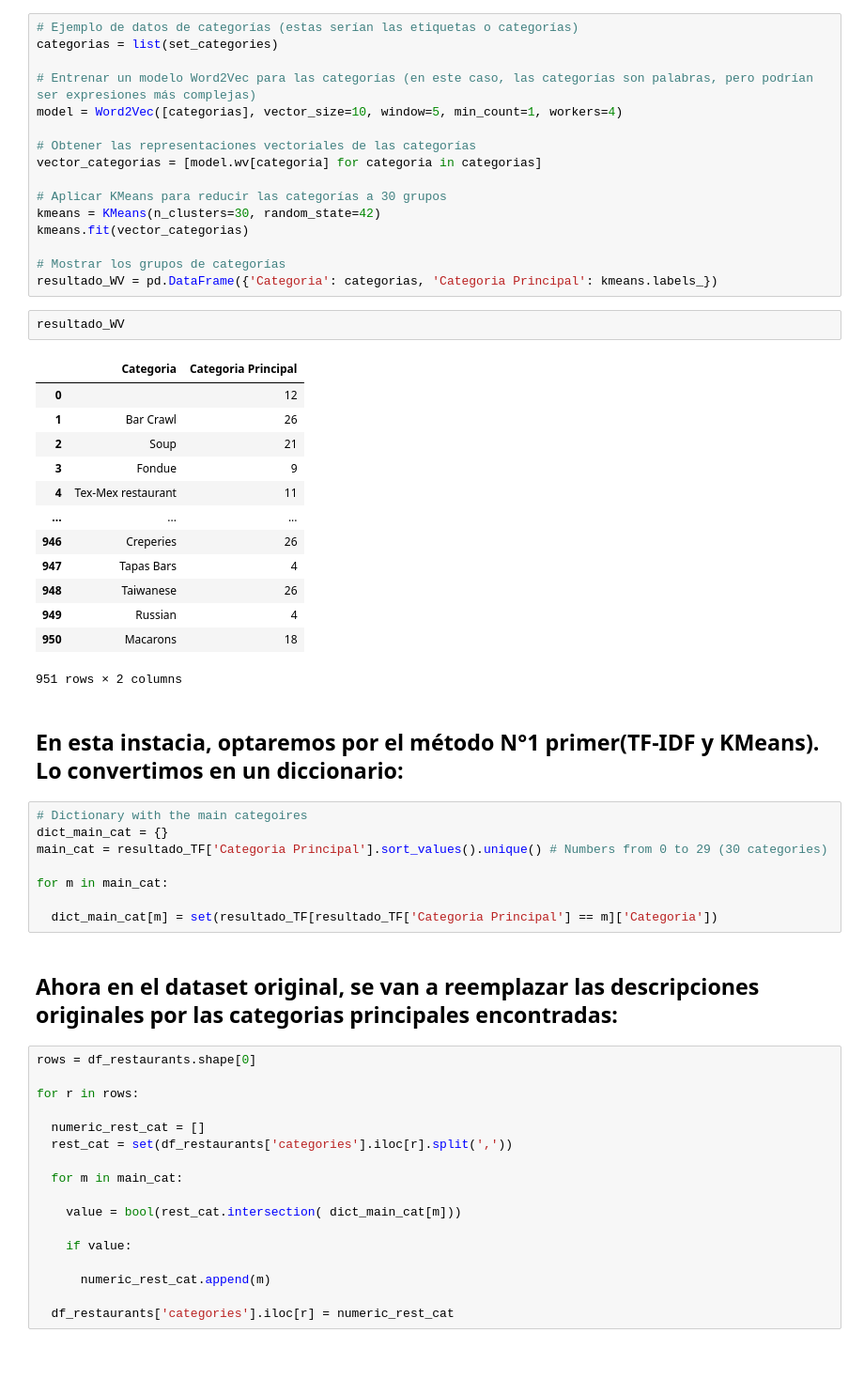
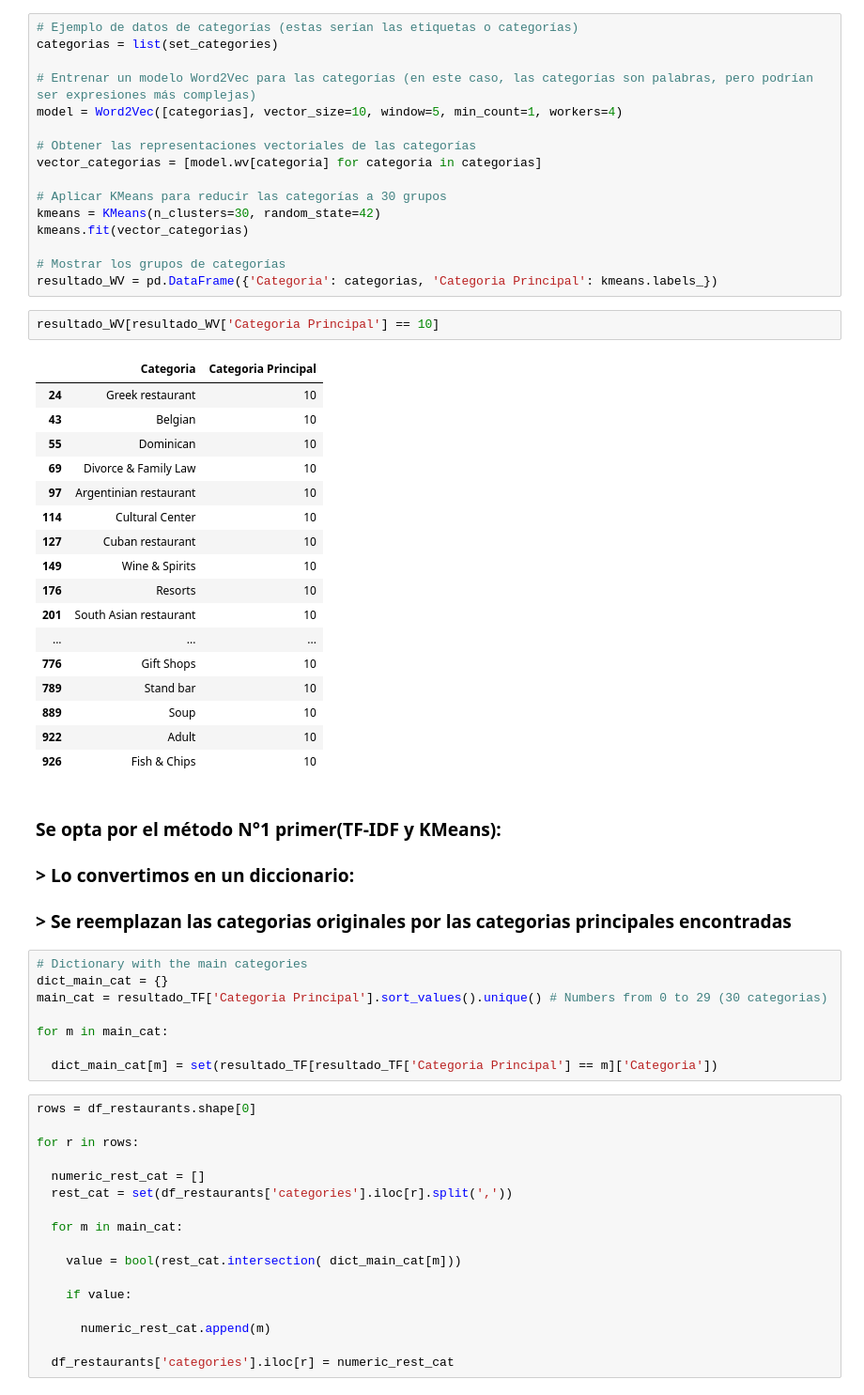
Before and after one commit to MyriamRengifo/proyecto_final, a Jupyter notebook: Data Analysis/EDA_KPI_LuisMata.ipynb, the cells around one changed output. Shown at 94% size. Saved outputs shown, nothing was run; the diff lists cells and outputs as text; blank space fills up the shorter version.

```diff
--- a/Data Analysis/EDA_KPI_LuisMata.ipynb
+++ b/Data Analysis/EDA_KPI_LuisMata.ipynb
@@ -683,34 +694,38 @@ kmeans.fit(vector_categorias)
 
 # Mostrar los grupos de categorías
 resultado_WV = pd.DataFrame({'Categoria': categorias, 'Categoria Principal': kmeans.labels_})
-# %%
-resultado_WV
-# %% [output]
-|  | Categoria | Categoria Principal |
-| 0 |  | 12 |
-| 1 | Bar Crawl | 26 |
-| 2 | Soup | 21 |
-| 3 | Fondue | 9 |
-| 4 | Tex-Mex restaurant | 11 |
-| ... | ... | ... |
-| 946 | Creperies | 26 |
-| 947 | Tapas Bars | 4 |
-| 948 | Taiwanese | 26 |
-| 949 | Russian | 4 |
-| 950 | Macarons | 18 |
-951 rows × 2 columns
+# %%
+resultado_WV[resultado_WV['Categoria Principal'] == 10]
+# %% [output]
+|  | Categoria | Categoria Principal |
+| 24 | Greek restaurant | 10 |
+| 43 | Belgian | 10 |
+| 55 | Dominican | 10 |
+| 69 | Divorce & Family Law | 10 |
+| 97 | Argentinian restaurant | 10 |
+| 114 | Cultural Center | 10 |
+| 127 | Cuban restaurant | 10 |
+| 149 | Wine & Spirits | 10 |
+| 176 | Resorts | 10 |
+| 201 | South Asian restaurant | 10 |
+| ... | ... | ... |
+| 776 | Gift Shops | 10 |
+| 789 | Stand bar | 10 |
+| 889 | Soup | 10 |
+| 922 | Adult | 10 |
+| 926 | Fish & Chips | 10 |
 # %% [markdown]
-## En esta instacia, optaremos por el método N°1 primer(**TF-IDF y KMeans**). Lo convertimos en un diccionario:
+### Se opta por el método N°1 primer(**TF-IDF y KMeans**):
+### > Lo convertimos en un diccionario:
+### > Se reemplazan las categorias originales por las categorias principales encontradas
 # %%
-# Dictionary with the main categoires
+# Dictionary with the main categories
 dict_main_cat = {}
-main_cat = resultado_TF['Categoria Principal'].sort_values().unique() # Numbers from 0 to 29 (30 categories)
+main_cat = resultado_TF['Categoria Principal'].sort_values().unique() # Numbers from 0 to 29 (30 categorias)
 
 for m in main_cat:
 
   dict_main_cat[m] = set(resultado_TF[resultado_TF['Categoria Principal'] == m]['Categoria'])
-# %% [markdown]
-## Ahora en el dataset original, se van a reemplazar las descripciones originales por las categorias principales encontradas:
 # %%
 rows = df_restaurants.shape[0]
 
```
Also changed, not shown: parts of 49 cells of this notebook.
